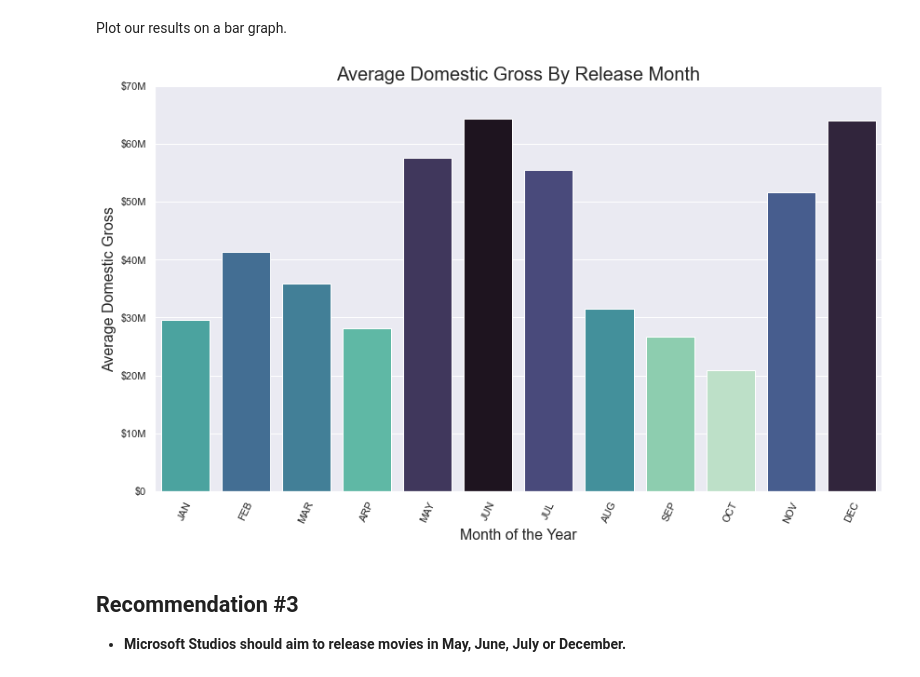
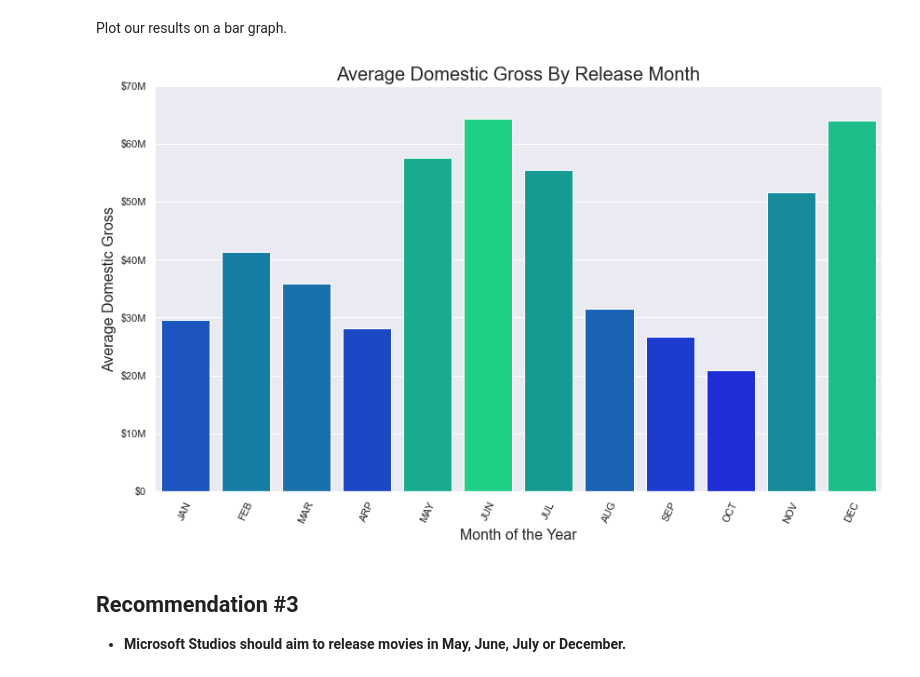
Before and after one commit to kevgross89/Phase_1_Final_Project, a Jupyter notebook: phase1-project.ipynb, the cells around one changed output. Cells and saved outputs as stored; diff of their text form; code cells hidden in the pictures.

Commit message:
Added in comments and changed graph color

```diff
--- a/phase1-project.ipynb
+++ b/phase1-project.ipynb
@@ -46,4 +46,4 @@ import sqlite3
 # %% [markdown]
 ## Inspect the CSV File Data
 # %%
-movie_gross = pd.read_csv('zippedData/bom.movie_gross.csv.gz')
+movie_gross = pd.read_csv('Data/bom.movie_gross.csv.gz')
@@ -552,7 +552,7 @@ plt.savefig('Images/Avg_Dom_Gross_By_Runtime.png');
 ## When Should A Movie Be Released?
 The final part of our analysis is going to take a look at the average domestic gross for each movie based on what month was released. To do this, we need to bring in another dataset, this time from The Movie Database as that dataset includes the release date.
 # %%
-tmdb = pd.read_csv('zippedData/tmdb.movies.csv.gz')
+tmdb = pd.read_csv('Data/tmdb.movies.csv.gz')
 # %%
 tmdb.head() # Check to make sure it worked
 # %% [output]
@@ -784,25 +787,25 @@ Plot our results on a bar graph.
 # %%
 fig, ax = plt.subplots(figsize=(14,8))
 
-pal = sns.color_palette("mako", len(monthly_avg))
+pal = sns.color_palette("winter_r", len(monthly_avg))
 rank = monthly_avg.argsort().argsort()   # http://stackoverflow.com/a/6266510/1628638
 
 # https://stackoverflow.com/questions/36271302/changing-color-scale-in-seaborn-bar-plot
 sns.barplot(x= monthly_avg.index, y = monthly_avg, palette=np.array(pal[::-1])[rank])
 
 ax.set_title('Average Domestic Gross By Release Month', fontsize=20)
 ax.set_xlabel('Month of the Year', fontsize=16)
 ax.set_ylabel('Average Domestic Gross', fontsize=16)
 xticks = np.linspace(start=0, stop=11, num=12)
 ax.set_xticks(xticks)
 ax.set_xticklabels(['JAN', 'FEB', 'MAR', 'ARP', 'MAY', 'JUN', 'JUL', 'AUG', 'SEP', 'OCT', 'NOV', 'DEC'], rotation=65)
 yticks = np.linspace(start=0, stop=70000000, num=8)
 ax.set_yticks(yticks)
 ax.set_yticklabels(['$0', '$10M', '$20M', '$30M', '$40M', '$50M', '$60M', '$70M'])
 
 plt.savefig('Images/Avg_Dom_Gross_By_Month.png');
 # %% [output]
-[figure, old version]
+[figure, new version]
 # %% [markdown]
 ## Recommendation #3
 * **Microsoft Studios should aim to release movies in May, June, July or December.**
```
Also changed, not shown: parts of 25 cells of this notebook, 1 other file.
